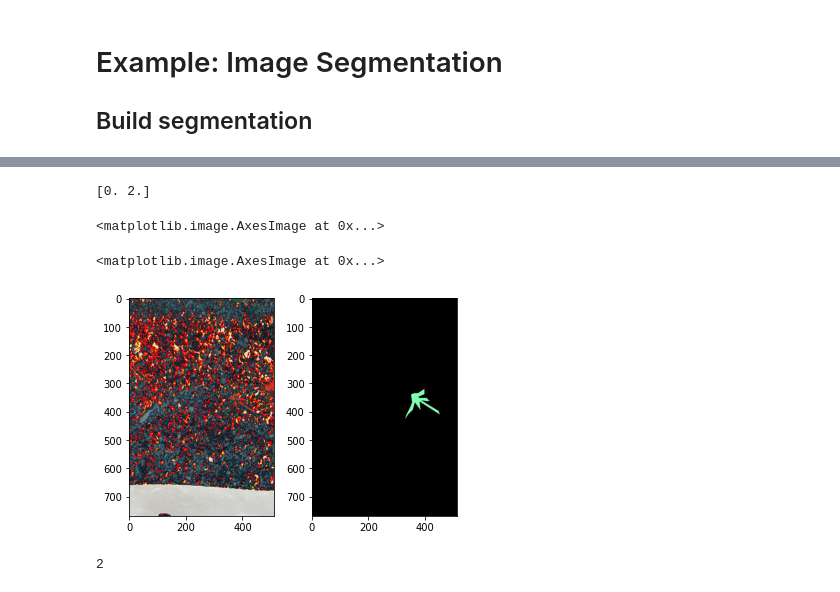
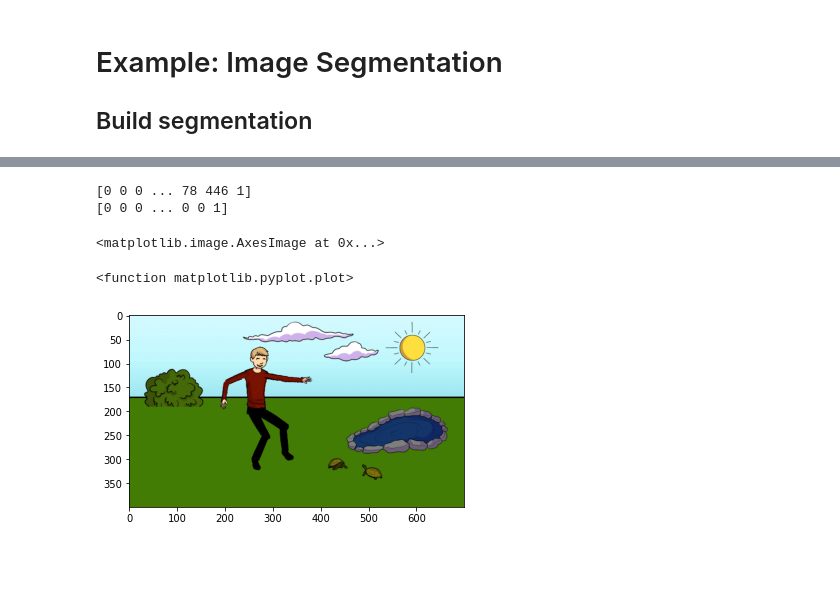
Before and after one commit to tizianofucci/A2NDLVisualQuestionAnswering, a Jupyter notebook: Notebook/colab.ipynb, the cells around one changed output, grey strips where cells are left out. Saved outputs shown, nothing was run; the diff lists cells and outputs as text; code cells hidden in the pictures; blank space fills up the shorter version.

Commit message:
Add paths

```diff
--- a/Notebook/colab.ipynb
+++ b/Notebook/colab.ipynb
@@ -140,7 +142,7 @@ SEED = 1234
 tf.random.set_seed(SEED)
 
 # Get current working directory
-cwd = os.path.join(os.path.dirname(os.getcwd()),"VQA_Dataset")
+cwd = "VQA_Dataset"
 
 #Save all possible path in order to be able to cycle over them
 dataset_image_dir = os.path.join(cwd,'Images')
@@ -385,7 +384,7 @@ class CustomDataset(tf.keras.utils.Sequence):
         if self.preprocessing_function is not None:
             img_arr = self.preprocessing_function(img_arr)
 
-        pair = {"input_1": img_arr, "input_2": question}
+        pair = {"vgg16_input": img_arr, "model_input": question}
 
         return pair, answer
 # %%
@@ -453,11 +438,11 @@ dataset_valid = CustomDataset(cwd, 'validation',
 
 
 train_dataset = tf.data.Dataset.from_generator(lambda: dataset,
-                                               output_types=({"input_1": tf.float32, "input_2": tf.float32}, tf.float32),
-                                               output_shapes=({"input_1": [img_h, img_w, 3], "input_2":  22}, 58)
+                                               output_types=({"vgg16_input": tf.float32, "model_input": tf.float32}, tf.float32),
+                                               output_shapes=({"vgg16_input": [img_h, img_w, 3], "model_input":  22}, 58)
                                               )
 
-bs=16
+bs=64
 
 
 train_dataset = train_dataset.batch(bs)
@@ -465,8 +450,8 @@ train_dataset = train_dataset.batch(bs)
 train_dataset = train_dataset.repeat()
 
 valid_dataset = tf.data.Dataset.from_generator(lambda: dataset_valid,
-                                               output_types=({"input_1": tf.float32, "input_2": tf.float32}, tf.float32),
-                                               output_shapes=({"input_1": [img_h, img_w, 3], "input_2":  22}, 58)
+                                               output_types=({"vgg16_input": tf.float32, "model_input": tf.float32}, tf.float32),
+                                               output_shapes=({"vgg16_input": [img_h, img_w, 3], "model_input":  22}, 58)
                                               )
 
 valid_dataset = valid_dataset.batch(bs)
@@ -489,23 +474,22 @@ colors = [cm.rainbow(x) for x in evenly_spaced_interval]
 
 iterator = iter(valid_dataset)
 # %%
-
 augmented_img = next(iterator)
 
 
-image = augmented_img[0]['input_1'][0]   # First element
+image = augmented_img[0]['vgg16_input'][0]   # First element
 
-tf.print (augmented_img[0]['input_2'][0])
+tf.print (augmented_img[0]['model_input'][0])
 tf.print (augmented_img[1][0])
 
 plt.imshow(np.uint8(image))
 plt.plot
 # %% [output]
-[0. 2.]
+[0 0 0 ... 78 446 1]
+[0 0 0 ... 0 0 1]
 <matplotlib.image.AxesImage at 0x...>
-<matplotlib.image.AxesImage at 0x...>
+<function matplotlib.pyplot.plot>
-[figure, old version]
+[figure, new version]
-2
 # %%
 #Loading of VGG that will be used as a Backbone
 vgg = tf.keras.applications.VGG16(weights='imagenet', include_top=False, input_shape=(img_h, img_w, 3))
```
Also changed, not shown: parts of 14 cells of this notebook.
